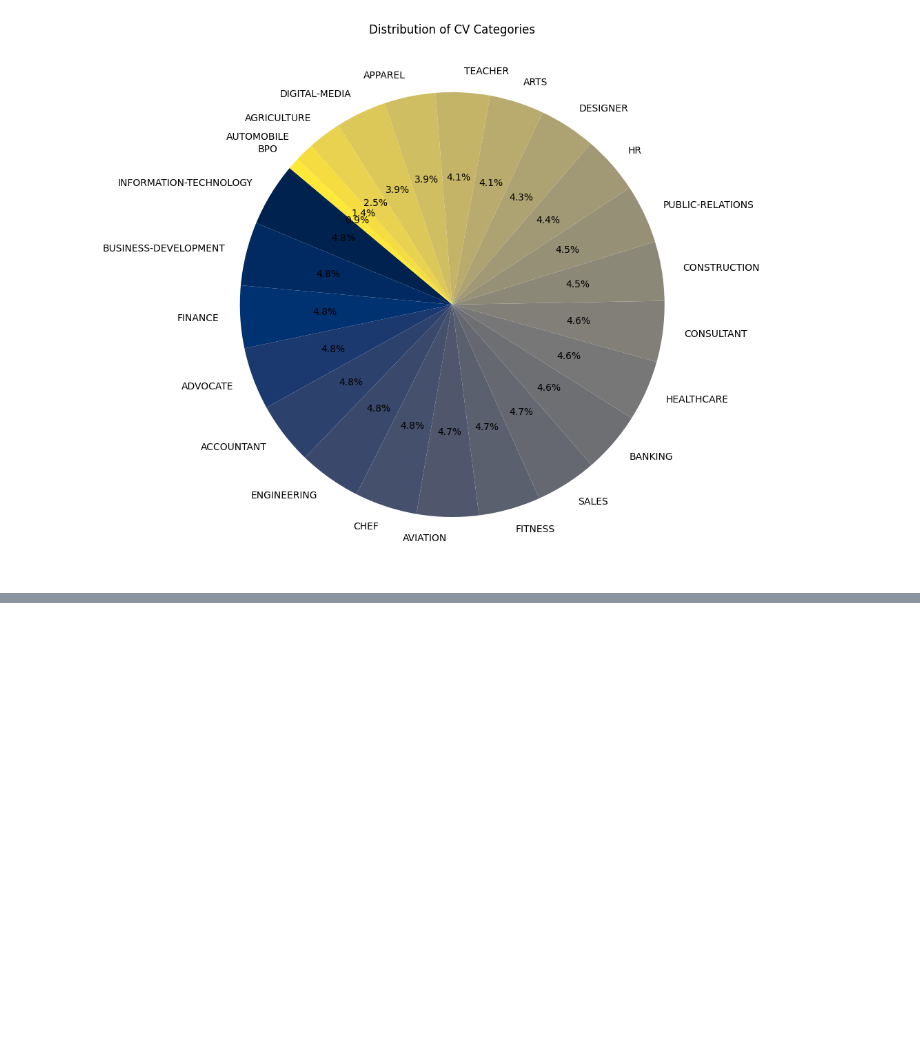
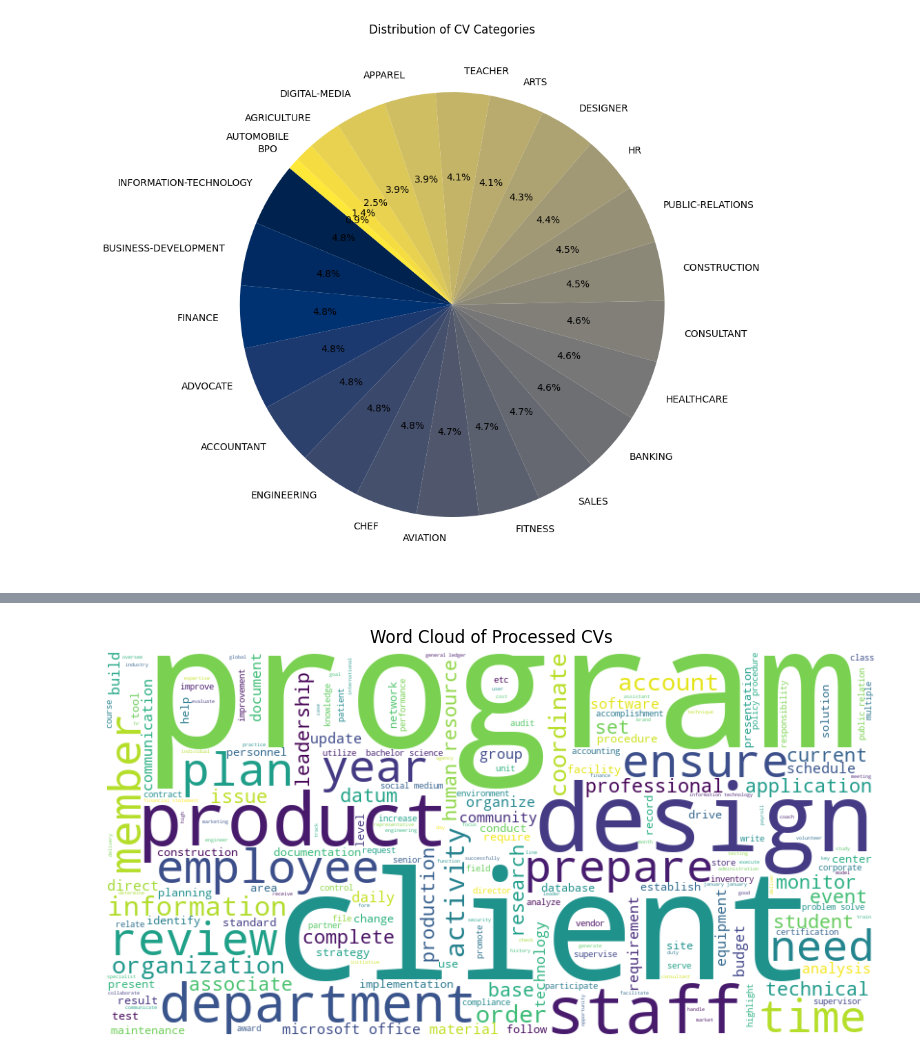
Before and after one commit to jaifm/cv-classification-project, a Jupyter notebook: notebooks/data_exploration.ipynb, the cells around one changed output, grey strips where cells are left out. Drawn from its saved outputs; the diff is of its cells as text; code cells hidden in the pictures; blank space fills up the shorter version.

```diff
--- a/notebooks/data_exploration.ipynb
+++ b/notebooks/data_exploration.ipynb
@@ -850,0 +278,30 @@ Cross-validation (GaussianNB) scores: [0.48692153 0.49496982 0.4668008  0.478873
+# %%
+# Define custom stopwords
+custom_stopwords = {
+    "customer", "skill", "experience", "include", "provide", "responsible",
+    "manager", "business", "development", "training", "manage", "maintain",
+    "support", "create", "develop", "assist", "perform", "implement",
+    "system", "project", "service", "team", "work", "process", "operation", "report",
+    "lead", "new", "city", "state", "company", "position", "job", "role", "resume",
+    "education", "degree", "graduate", "university", "college", "school", "management", "sale"
+}
+
+# Remove custom stopwords during preprocessing
+df['processed_resume'] = df['processed_resume'].apply(
+    lambda x: ' '.join([word for word in x.split() if word not in custom_stopwords])
+)
+
+# Combine all processed resume texts into a single string
+processed_text = ' '.join(df['processed_resume'])
+
+# Generate the word cloud image from the processed text
+wordcloud_processed = WordCloud(width=800, height=400, background_color='white').generate(processed_text)
+
+# Display the word cloud image
+plt.figure(figsize=(10, 5))
+plt.imshow(wordcloud_processed, interpolation='bilinear')
+plt.axis('off')
+plt.title('Word Cloud of Processed CVs')
+plt.show()
+# %% [output]
+[figure, added]
```
Also changed, not shown: parts of 62 cells of this notebook, 11 other files.
